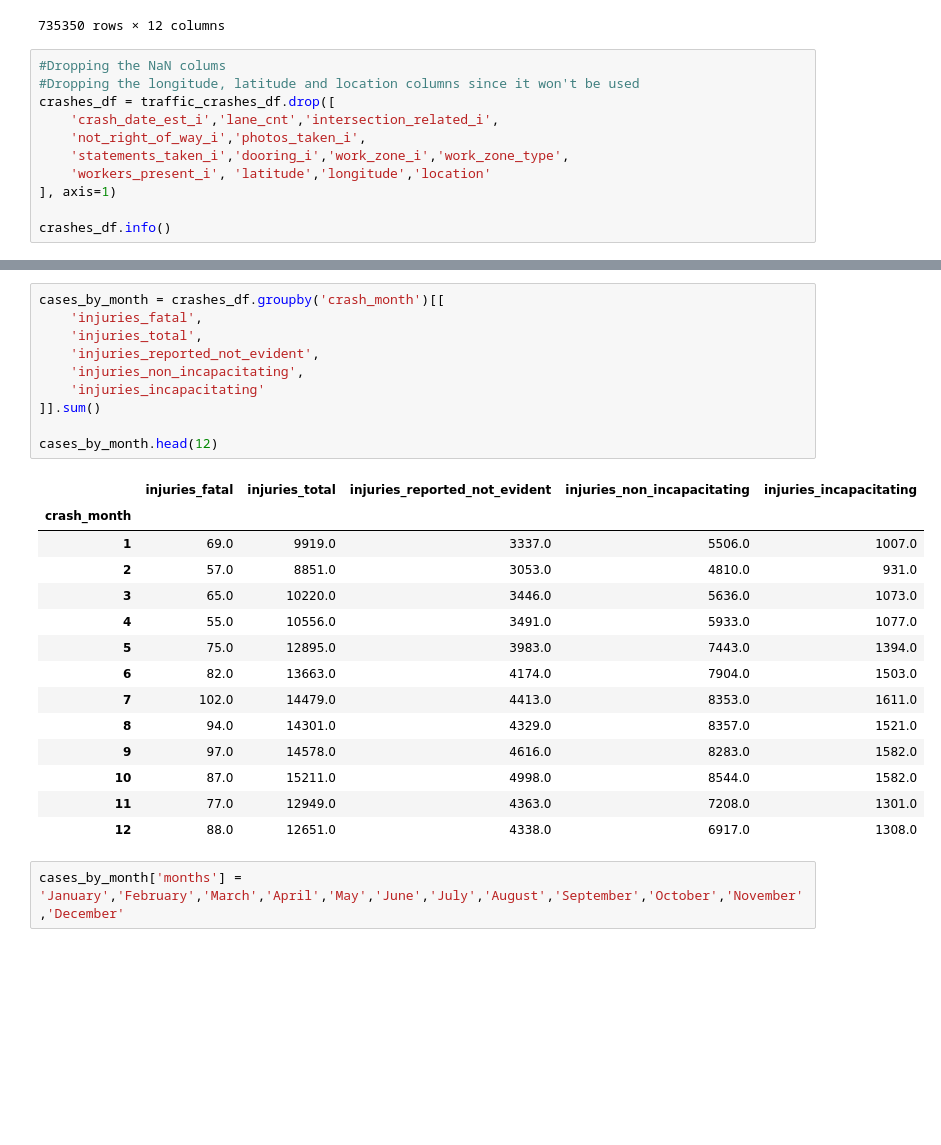
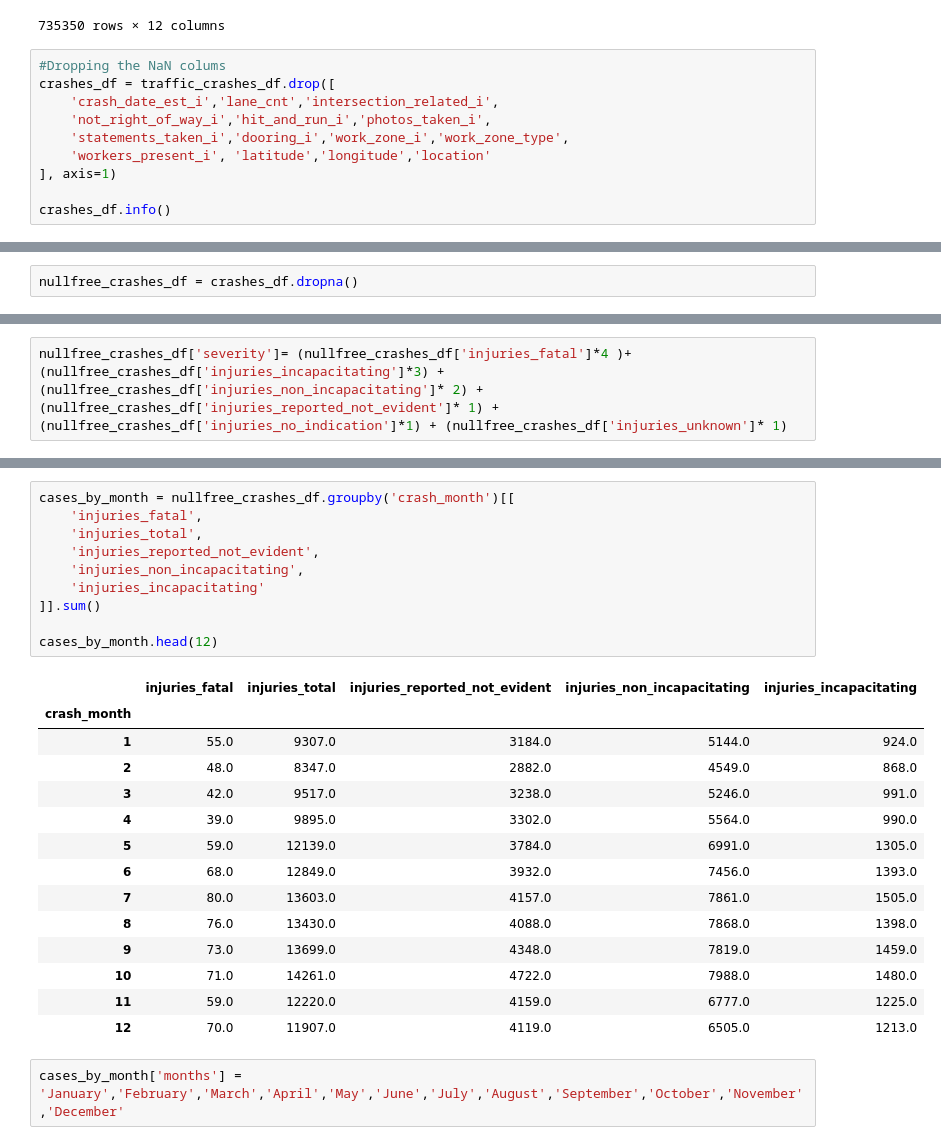
Before and after one commit to prashanthvijayaraja-tmu/CIND-820, a Jupyter notebook: CIND820_EDA.ipynb, the cells around one changed output, grey strips where cells are left out. Cells and saved outputs as stored; diff of their text form; blank space fills up the shorter version.

```diff
--- a/CIND820_EDA.ipynb
+++ b/CIND820_EDA.ipynb
@@ -177,10 +174,9 @@ traffic_crashes_df.loc[traffic_crashes_df.crash_date_est_i.isna()][col_subset]
 735350 rows × 12 columns
 # %%
 #Dropping the NaN colums
-#Dropping the longitude, latitude and location columns since it won't be used
 crashes_df = traffic_crashes_df.drop([
     'crash_date_est_i','lane_cnt','intersection_related_i',
-    'not_right_of_way_i','photos_taken_i',
+    'not_right_of_way_i','hit_and_run_i','photos_taken_i',
     'statements_taken_i','dooring_i','work_zone_i','work_zone_type',
     'workers_present_i', 'latitude','longitude','location'
 ], axis=1)
@@ -206,0 +208,2 @@ memory usage: 212.3+ MB
+# %%
+nullfree_crashes_df = crashes_df.dropna()
@@ -206,0 +267,2 @@ memory usage: 212.3+ MB
+# %%
+nullfree_crashes_df['severity']= (nullfree_crashes_df['injuries_fatal']*4 )+ (nullfree_crashes_df['injuries_incapacitating']*3) + (nullfree_crashes_df['injuries_non_incapacitating']* 2) + (nullfree_crashes_df['injuries_reported_not_evident']* 1) + (nullfree_crashes_df['injuries_no_indication']*1) + (nullfree_crashes_df['injuries_unknown']* 1)
@@ -353,28 +434,28 @@ cases_by_street_name
 # %%
-cases_by_month = crashes_df.groupby('crash_month')[[
+cases_by_month = nullfree_crashes_df.groupby('crash_month')[[
     'injuries_fatal',
     'injuries_total',
     'injuries_reported_not_evident',
     'injuries_non_incapacitating',
     'injuries_incapacitating'
 ]].sum()
 
 cases_by_month.head(12)
 # %% [output]
 |  | injuries_fatal | injuries_total | injuries_reported_not_evident | injuries_non_incapacitating | injuries_incapacitating |
 | crash_month |  |  |  |  |  |
-| 1 | 69.0 | 9919.0 | 3337.0 | 5506.0 | 1007.0 |
-| 2 | 57.0 | 8851.0 | 3053.0 | 4810.0 | 931.0 |
-| 3 | 65.0 | 10220.0 | 3446.0 | 5636.0 | 1073.0 |
-| 4 | 55.0 | 10556.0 | 3491.0 | 5933.0 | 1077.0 |
-| 5 | 75.0 | 12895.0 | 3983.0 | 7443.0 | 1394.0 |
-| 6 | 82.0 | 13663.0 | 4174.0 | 7904.0 | 1503.0 |
-| 7 | 102.0 | 14479.0 | 4413.0 | 8353.0 | 1611.0 |
-| 8 | 94.0 | 14301.0 | 4329.0 | 8357.0 | 1521.0 |
-| 9 | 97.0 | 14578.0 | 4616.0 | 8283.0 | 1582.0 |
-| 10 | 87.0 | 15211.0 | 4998.0 | 8544.0 | 1582.0 |
-| 11 | 77.0 | 12949.0 | 4363.0 | 7208.0 | 1301.0 |
-| 12 | 88.0 | 12651.0 | 4338.0 | 6917.0 | 1308.0 |
+| 1 | 55.0 | 9307.0 | 3184.0 | 5144.0 | 924.0 |
+| 2 | 48.0 | 8347.0 | 2882.0 | 4549.0 | 868.0 |
+| 3 | 42.0 | 9517.0 | 3238.0 | 5246.0 | 991.0 |
+| 4 | 39.0 | 9895.0 | 3302.0 | 5564.0 | 990.0 |
+| 5 | 59.0 | 12139.0 | 3784.0 | 6991.0 | 1305.0 |
+| 6 | 68.0 | 12849.0 | 3932.0 | 7456.0 | 1393.0 |
+| 7 | 80.0 | 13603.0 | 4157.0 | 7861.0 | 1505.0 |
+| 8 | 76.0 | 13430.0 | 4088.0 | 7868.0 | 1398.0 |
+| 9 | 73.0 | 13699.0 | 4348.0 | 7819.0 | 1459.0 |
+| 10 | 71.0 | 14261.0 | 4722.0 | 7988.0 | 1480.0 |
+| 11 | 59.0 | 12220.0 | 4159.0 | 6777.0 | 1225.0 |
+| 12 | 70.0 | 11907.0 | 4119.0 | 6505.0 | 1213.0 |
 # %%
 cases_by_month['months'] = 'January','February','March','April','May','June','July','August','September','October','November','December'
 # %%
```
Also changed, not shown: parts of 45 cells of this notebook.
